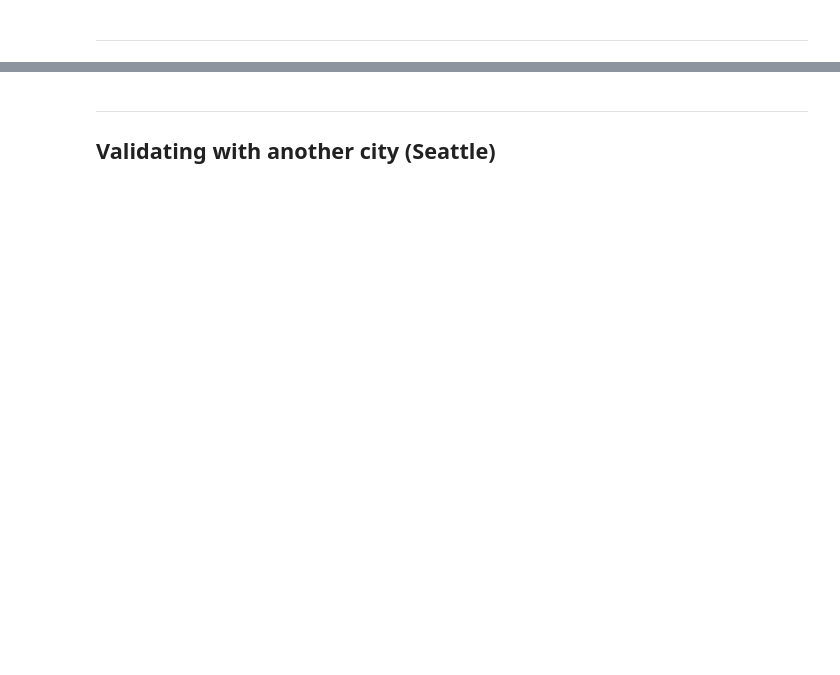
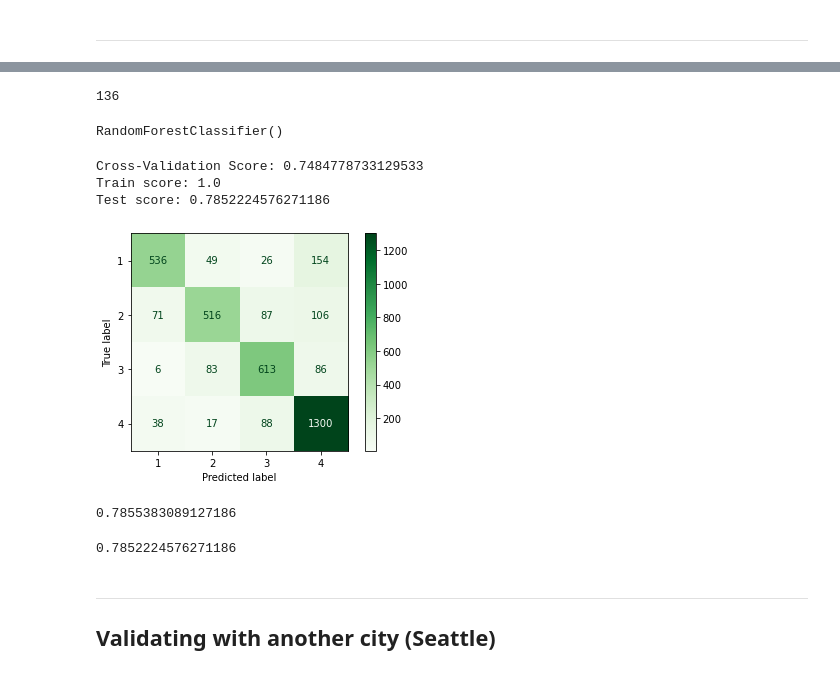
Before and after one commit to pemurp19/Airbnb-Listings, a Jupyter notebook: code/classification_no_text.ipynb, the cells around one changed output, grey strips where cells are left out. Drawn from its saved outputs; the diff is of its cells as text; code cells hidden in the pictures; blank space fills up the shorter version.

```diff
--- a/code/classification_no_text.ipynb
+++ b/code/classification_no_text.ipynb
@@ -230,0 +770,7 @@ plot_confusion_matrix(log, X_test_sc, y_test, cmap = 'Greens');
+# %%
+# define X
+X = listings[['latitude','longitude']]
+
+# went with 26 clusters for the 26 neighborhoods in Boston
+km = KMeans(n_clusters = 26, random_state=42)
+km.fit(X)
@@ -230,0 +779,7 @@ plot_confusion_matrix(log, X_test_sc, y_test, cmap = 'Greens');
+# %%
+# adding new column to dataframe for the clusters
+df = listings_dummy.copy()
+df['cluster'] = km.labels_
+
+df = pd.get_dummies(df, columns = ['cluster'], drop_first= True)
+df.head(2)
@@ -231,3 +791,44 @@ plot_confusion_matrix(log, X_test_sc, y_test, cmap = 'Greens');
+# %%
+# Try Random Forest
+features = [col for col in df._get_numeric_data().columns if col != 'rating_target' and col != 'rating']
+print(len(features))
+
+# define X and y
+X = df[features]
+y = df['rating_target']
+
+# stratify = y
+X_train, X_test, y_train, y_test = train_test_split(X, y, random_state=42, stratify = y)
+
+rf = RandomForestClassifier(n_estimators = 100)
+rf.fit(X_train, y_train)
+# %% [output]
+136
+RandomForestClassifier()
+# %%
+# evaluating performance
+print(f'Cross-Validation Score: {cross_val_score(rf, X_train, y_train).mean()}')
+print(f'Train score: {rf.score(X_train, y_train)}')
+print(f'Test score: {rf.score(X_test, y_test)}')
+# %% [output]
+Cross-Validation Score: 0.7484778733129533
+Train score: 1.0
+Test score: 0.7852224576271186
+# %%
+plot_confusion_matrix(rf, X_test, y_test, cmap = 'Greens');
+# %% [output]
+[figure, added]
+# %%
+# in calculating precision for multi-class, need to adjust the 'average' parameter
+y_pred = rf.predict(X_test)
+precision_score(y_test, y_pred, average='macro')
+# %% [output]
+0.7855383089127186
+# %%
+y_pred = rf.predict(X_test)
+precision_score(y_test, y_pred, average='micro')
+# %% [output]
+0.7852224576271186
 # %% [markdown]
 -------
 ## **Validating with another city (Seattle)**
```
Also changed, not shown: parts of 91 cells of this notebook.
